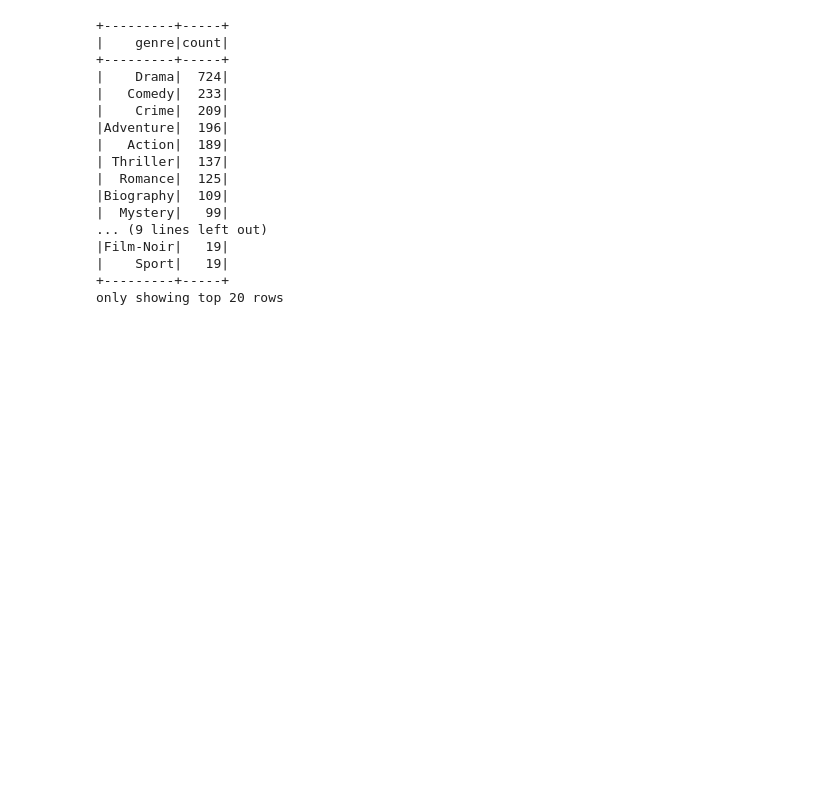
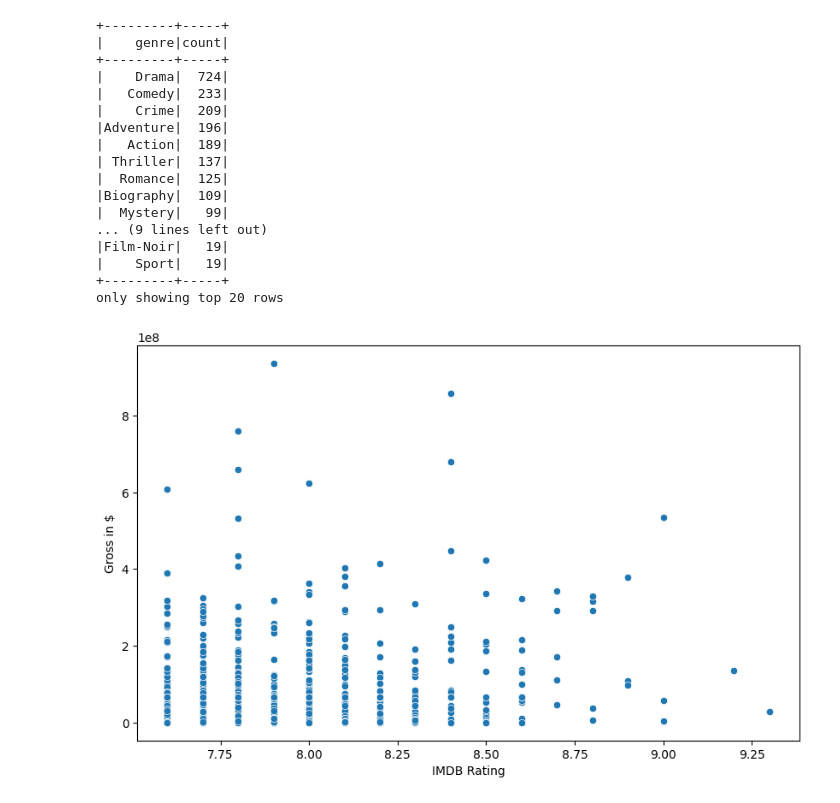
Before and after one commit to lovebin123/BIG_MOVIES_ANALYSIS, a Jupyter notebook: analysis.ipynb, the cells around one changed output. Drawn from its saved outputs; the diff is of its cells as text; code cells hidden in the pictures; blank space fills up the shorter version.

```diff
--- a/analysis.ipynb
+++ b/analysis.ipynb
@@ -1,7 +1,6 @@
 # %%
 from pyspark.sql import SparkSession
 spark = SparkSession.builder \
-       .config("spark.hadoop.fs.defaultFS", "hdfs://<namenode>:<port>") \
     .getOrCreate()
 # %%
 dfrm1=spark.read.csv('imdb_top_1000.csv',header=True,inferSchema=True)
@@ -69,7 +68,8 @@ dfrm1=dfrm1.drop('Poster_Link')
 dfrm1=dfrm1.drop('Overreview')
 # %%
 from pyspark.sql.functions import regexp_replace,col
-dfrm1 = dfrm1.withColumn("Gross", regexp_replace(col("Gross"), ",", "").cast("int"))
+dfrm1 = dfrm1.withColumn("Gross", regexp_replace(col("Gross"), ",", "").cast("float"))
 dfrm1 = dfrm1.withColumn("No_of_votes", regexp_replace(col("No_of_Votes"), ",", "").cast("int"))
+dfrm1=dfrm1.withColumn('imdb_rating',regexp_replace(col('imdb_rating'),",","").cast("float"))
 dfrm1.show()
 # %% [output]
@@ -265,3 +265,14 @@ genre_count.show()
 |    Sport|   19|
 +---------+-----+
 only showing top 20 rows
+# %%
+import seaborn as sns
+import matplotlib.pyplot as plt
+temp=dfrm1.select('imdb_rating','gross').toPandas()
+plt.figure(figsize=(10,6))
+sns.scatterplot(data=temp,x='imdb_rating',y='gross')
+plt.xlabel('IMDB Rating')
+plt.ylabel('Gross in $')
+plt.show()
+# %% [output]
+[figure, added]
```
Also changed, not shown: parts of 5 cells of this notebook.
